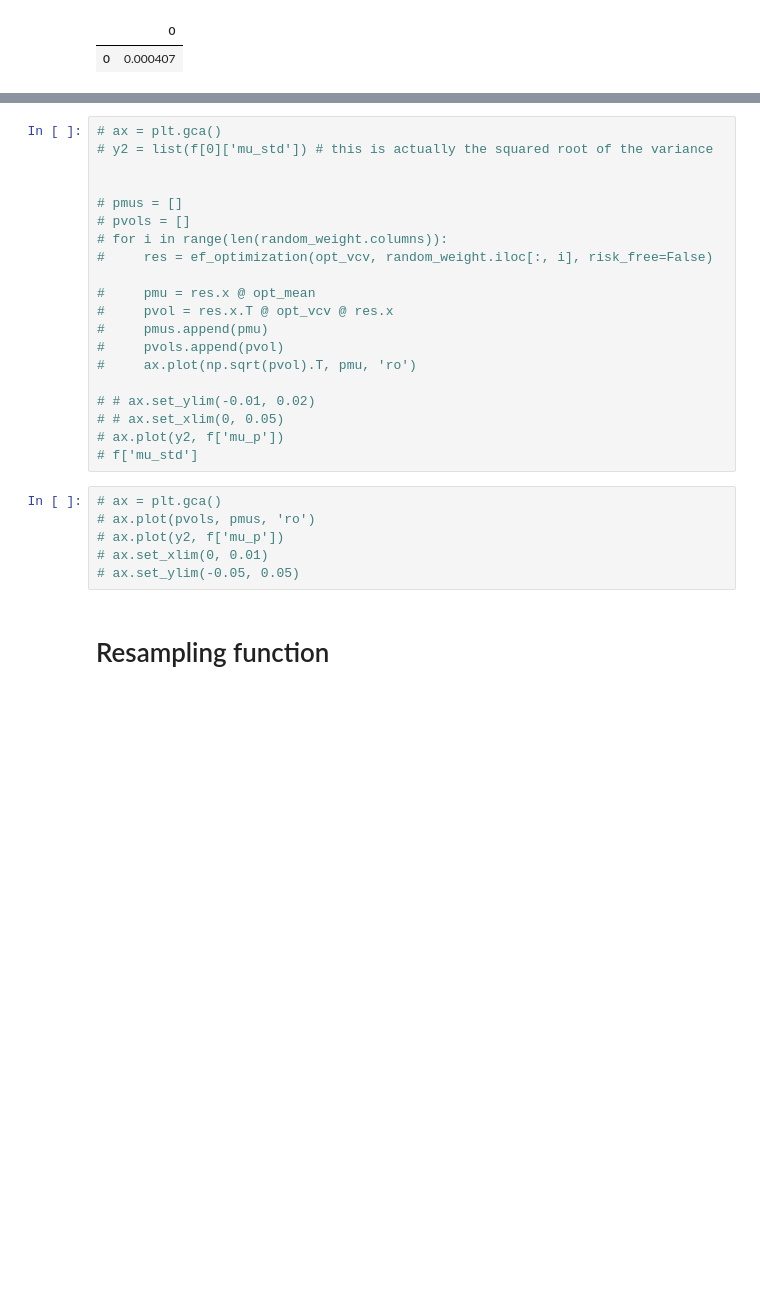
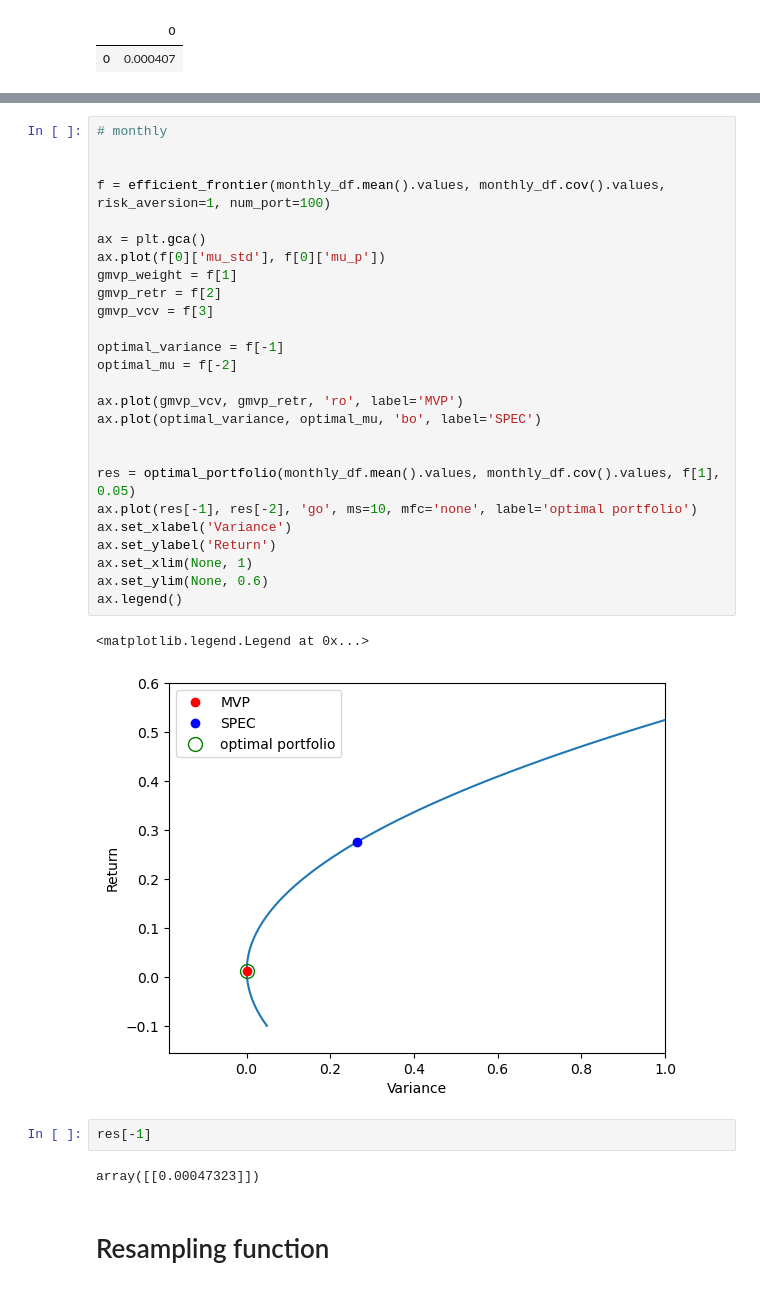
Before and after one commit to victoriawong1123/quant_asset, a Jupyter notebook: project_testing/qarm_self.ipynb, the cells around one changed output, grey strips where cells are left out. Saved outputs shown, nothing was run; the diff lists cells and outputs as text; blank space fills up the shorter version.

```diff
--- a/project_testing/qarm_self.ipynb
+++ b/project_testing/qarm_self.ipynb
@@ -334,29 +339,36 @@ Text(0, 0.5, 'Return')
-# %%
-# ax = plt.gca()
-# y2 = list(f[0]['mu_std']) # this is actually the squared root of the variance
-
-
-# pmus = []
-# pvols = []
-# for i in range(len(random_weight.columns)):
-#     res = ef_optimization(opt_vcv, random_weight.iloc[:, i], risk_free=False)
-
-#     pmu = res.x @ opt_mean
-#     pvol = res.x.T @ opt_vcv @ res.x
-#     pmus.append(pmu)
-#     pvols.append(pvol)
-#     ax.plot(np.sqrt(pvol).T, pmu, 'ro')
-
-# # ax.set_ylim(-0.01, 0.02)
-# # ax.set_xlim(0, 0.05)
-# ax.plot(y2, f['mu_p'])
-# f['mu_std']
-# %%
-# ax = plt.gca()
-# ax.plot(pvols, pmus, 'ro')
-# ax.plot(y2, f['mu_p'])
-# ax.set_xlim(0, 0.01)
-# ax.set_ylim(-0.05, 0.05)
+# %%
+# monthly
+
+
+f = efficient_frontier(monthly_df.mean().values, monthly_df.cov().values, risk_aversion=1, num_port=100)
+
+ax = plt.gca()
+ax.plot(f[0]['mu_std'], f[0]['mu_p'])
+gmvp_weight = f[1]
+gmvp_retr = f[2]
+gmvp_vcv = f[3]
+
+optimal_variance = f[-1]
+optimal_mu = f[-2]
+
+ax.plot(gmvp_vcv, gmvp_retr, 'ro', label='MVP')
+ax.plot(optimal_variance, optimal_mu, 'bo', label='SPEC')
+
+
+res = optimal_portfolio(monthly_df.mean().values, monthly_df.cov().values, f[1], 0.05)
+ax.plot(res[-1], res[-2], 'go', ms=10, mfc='none', label='optimal portfolio')
+ax.set_xlabel('Variance')
+ax.set_ylabel('Return')
+ax.set_xlim(None, 1)
+ax.set_ylim(None, 0.6)
+ax.legend()
+# %% [output]
+<matplotlib.legend.Legend at 0x...>
+[figure, added]
+# %%
+res[-1]
+# %% [output]
+array([[0.00047323]])
 # %% [markdown]
 # Resampling function
 # %%
```
Also changed, not shown: parts of 2 cells of this notebook.
